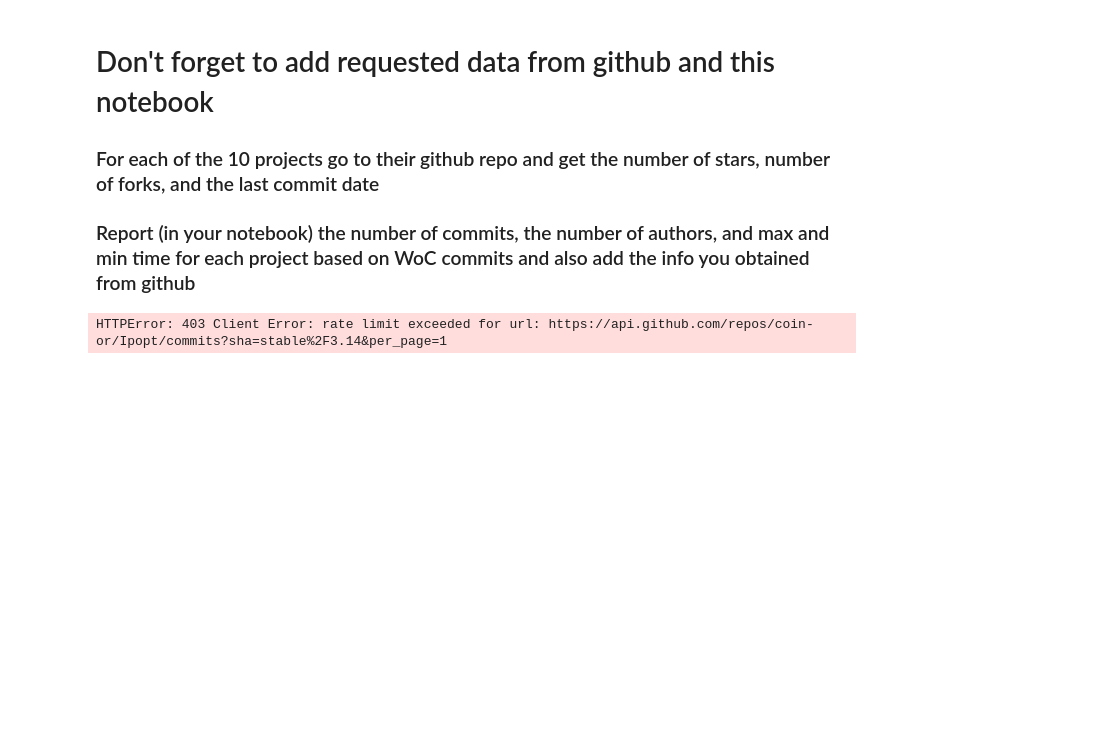
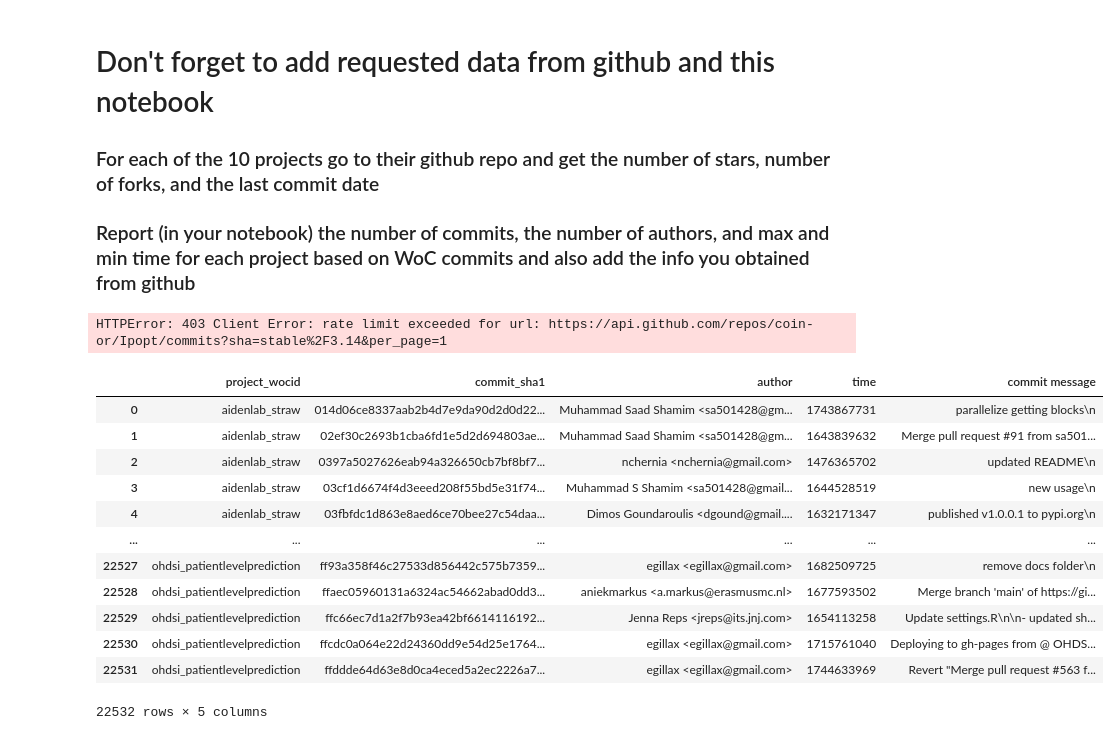
Before and after one commit to emconstantin/MiniProject2, a Jupyter notebook: econstan.ipynb, the cells around one changed output. Drawn from its saved outputs; the diff is of its cells as text; code cells hidden in the pictures; blank space fills up the shorter version.

Commit message:
part 1 step 6 done

```diff
--- a/econstan.ipynb
+++ b/econstan.ipynb
@@ -276,2 +273,49 @@ df_summary
 # %% [output]
 HTTPError: 403 Client Error: rate limit exceeded for url: https://api.github.com/repos/coin-or/Ipopt/commits?sha=stable%2F3.14&per_page=1
+# %%
+
+# 4. make CSV of projects information - econstan_project_summary.csv
+# Part 1 step 6
+
+# all the commits are saved to the csv called df_commit_data
+# commit_data = pd.read_csv("df_commit_data.csv")
+# print(commit_data[1])
+# df_commit_data = pd.DataFrame(commit_data)
+# v = commit_data[0]
+# commit tree, [parent{s}], [author, unixtime, tz ], [ committer, unixtime, tz ], Commit_message ]
+# print(v)
+# print(commit_data)
+df_commit_data.head(10)
+
+new_row = []
+
+# for project_name in df_commit_data['project'].unique():
+# 	print(project_name)
+for index, entry in df_commit_data.iterrows():
+	# print(entry)
+	new_row.append({
+		"project_wocid": entry["project"],
+		"commit_sha1": entry["sha1"],
+		"author": entry["author"],
+		"time": entry["committer_time"],
+		"commit message": entry["message"]
+	})
+
+df_step_6 = pd.DataFrame(new_row)
+
+df_step_6.to_csv("econstan_project_summary.csv", index=False)
+df_step_6
+# %% [output]
+|  | project_wocid | commit_sha1 | author | time | commit message |
+| 0 | aidenlab_straw | 014d06ce8337aab2b4d7e9da90d2d0d22... | Muhammad Saad Shamim <sa501428@gm... | 1743867731 | parallelize getting blocks\n |
+| 1 | aidenlab_straw | 02ef30c2693b1cba6fd1e5d2d694803ae... | Muhammad Saad Shamim <sa501428@gm... | 1643839632 | Merge pull request #91 from sa501... |
+| 2 | aidenlab_straw | 0397a5027626eab94a326650cb7bf8bf7... | nchernia <nchernia@gmail.com> | 1476365702 | updated README\n |
+| 3 | aidenlab_straw | 03cf1d6674f4d3eeed208f55bd5e31f74... | Muhammad S Shamim <sa501428@gmail... | 1644528519 | new usage\n |
+| 4 | aidenlab_straw | 03fbfdc1d863e8aed6ce70bee27c54daa... | Dimos Goundaroulis <dgound@gmail.... | 1632171347 | published v1.0.0.1 to pypi.org\n |
+| ... | ... | ... | ... | ... | ... |
+| 22527 | ohdsi_patientlevelprediction | ff93a358f46c27533d856442c575b7359... | egillax <egillax@gmail.com> | 1682509725 | remove docs folder\n |
+| 22528 | ohdsi_patientlevelprediction | ffaec05960131a6324ac54662abad0dd3... | aniekmarkus <a.markus@erasmusmc.nl> | 1677593502 | Merge branch 'main' of https://gi... |
+| 22529 | ohdsi_patientlevelprediction | ffc66ec7d1a2f7b93ea42bf6614116192... | Jenna Reps <jreps@its.jnj.com> | 1654113258 | Update settings.R\n\n- updated sh... |
+| 22530 | ohdsi_patientlevelprediction | ffcdc0a064e22d24360dd9e54d25e1764... | egillax <egillax@gmail.com> | 1715761040 | Deploying to gh-pages from @ OHDS... |
+| 22531 | ohdsi_patientlevelprediction | ffddde64d63e8d0ca4eced5a2ec2226a7... | egillax <egillax@gmail.com> | 1744633969 | Revert "Merge pull request #563 f... |
+22532 rows × 5 columns
```
Also changed, not shown: parts of 1 cell of this notebook, 1 other file.
